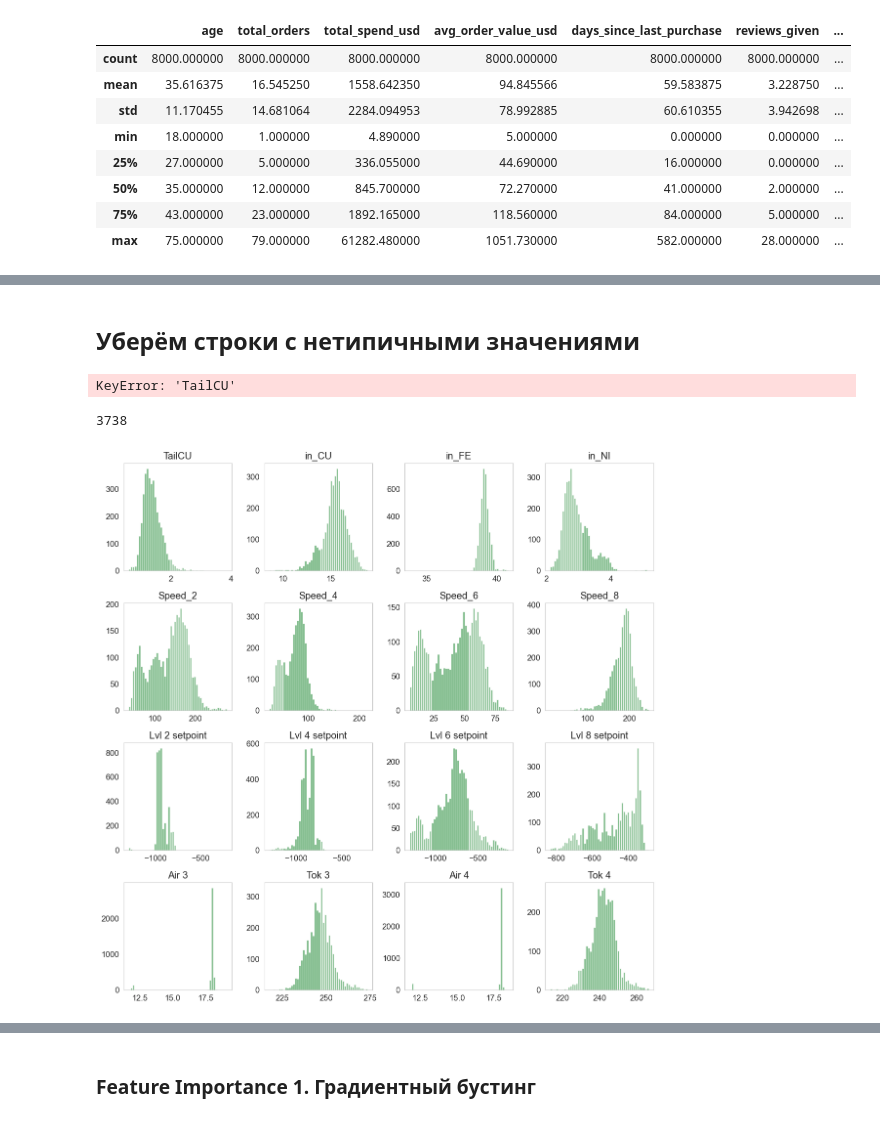
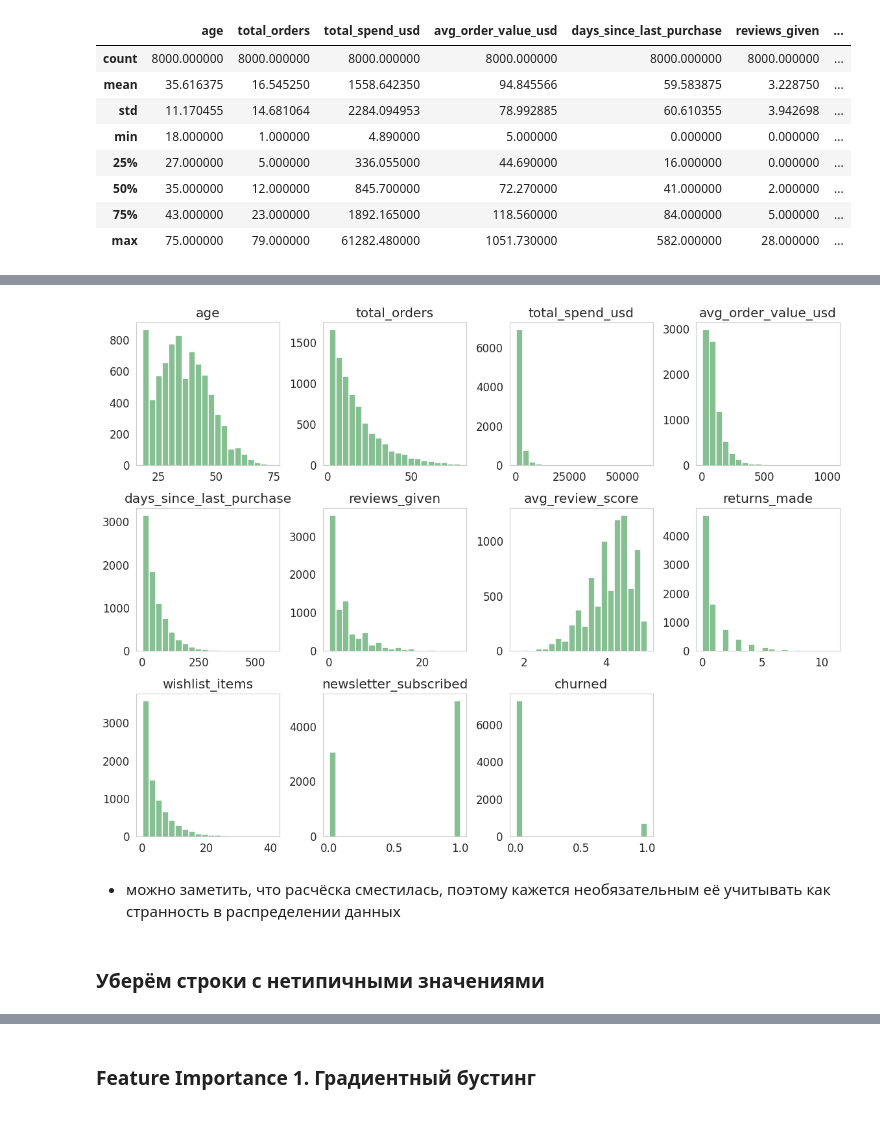
Before and after one commit to sircuspelle/e-commerce-feature-selection, a Jupyter notebook: methOpt_HW_3.ipynb, the cells around one changed output, grey strips where cells are left out. Saved outputs shown, nothing was run; the diff lists cells and outputs as text; code cells hidden in the pictures.

```diff
--- a/methOpt_HW_3.ipynb
+++ b/methOpt_HW_3.ipynb
@@ -95,60 +95,53 @@ ax = df.hist(bins=50, grid=False, figsize=(14,14), layout=(4,4), color='#86bf91'
+# %%
+ax = df.hist(bins=20, grid=False, figsize=(14,14), layout=(4,4), color='#86bf91',
+                      zorder=2, rwidth=0.9, xlabelsize=12, ylabelsize=12)
+# %% [output]
+[figure, added]
+# %% [markdown]
+- можно заметить, что расчёска сместилась, поэтому кажется необязательным её учитывать как странность в распределении данных
 # %% [markdown]
-## Уберём строки с нетипичными значениями
+### Уберём строки с нетипичными значениями
 # %%
-from typing import NamedTuple
+# from typing import NamedTuple
+# import numpy as np
 
-Rule = NamedTuple("data_limits", [('low_lim', float), ('upper_lim', float)])
+# Rule = NamedTuple("data_limits", [('low_lim', float), ('upper_lim', float)])
 
-# The preprocessing_rules below are for a different dataset and do not apply to customers.csv.
-# This is causing the KeyError because columns like 'TailCU' do not exist in the current df.
-# You need to define new rules based on the columns available in customers.csv or remove this section
-# if these preprocessing steps are not needed for the new dataset.
+# preprocessing_rules = dict(
+#     **{
+#         # Например, возраст клиентов. Отсекаем младше 18 и старше 100 лет
+#         'age': Rule(17, 100),
 
-# For example, if you want to set limits for 'age' and 'total_spend_usd':
-# preprocessing_rules_new = {
-#     'age': Rule(18, 60), # Example: age should be between 18 and 60
-#     'total_spend_usd': Rule(10, 5000), # Example: total_spend should be between 10 and 5000
-# }
+#         # Общее число заказов (минимум 1, максимум пусть будет 500)
+#         'total_orders': Rule(0, 500),
 
-preprocessing_rules = dict(
-    **{
-    'TailCU': Rule(0,5),
-    'in_CU':   Rule(5,25),
-    'in_FE':   Rule(25, np.nan),
-    'in_NI':   Rule(1,6),
-    },
+#         # Общие траты (отсекаем отрицательные или нулевые значения)
+#         'total_spend_usd': Rule(0, 100000),
 
-    **{'Speed_'+str(v): Rule(5,np.nan) for v in (2,4,6,8)},
-    **{'Lvl '+str(v)+' setpoint': Rule(-1300,-10) for v in (2,4,6,8)},
+#         # Средний чек (не может быть отрицательным)
+#         'avg_order_value_usd': Rule(0, 5000),
 
-    **{
-    'Air 3':  Rule(2,np.nan),
-    'Air 4':  Rule(2,np.nan),
-    'Tok 3':  Rule(200,np.nan),
-    'Tok 4':  Rule(200,np.nan),
-    }
-)
+#         # Дней с последней покупки (от 0 до, скажем, 3000 дней)
+#         'days_since_last_purchase': Rule(-1, 3000),
 
-# The following loop will cause a KeyError because the columns in preprocessing_rules
-# do not exist in the 'customers.csv' dataset.
-# You should adapt this section with relevant columns from your current DataFrame.
+#         # Оценки (рейтинг обычно от 1 до 5)
+#         'avg_review_score': Rule(0, 5.1),
+#     }
+# )
+
 # for f, rule in preprocessing_rules.items():
 #     if f in df.columns:
 #         df.loc[(df[f] <= rule.low_lim) | (df[f] >= rule.upper_lim), f] = np.nan
 
-# print(len(df))
+# print("Количество строк до удаления NaN:", len(df))
+
 # df.dropna(inplace=True)
-# print(len(df))
+
+# print("Количество строк после удаления NaN:", len(df))
-# %% [output]
-KeyError: 'TailCU'
 # %%
-df = df[(df.index > '2022-10-01') & (df.index < '2022-12-01')]
-print(len(df))
+# df = df[(df.index > '2022-10-01') & (df.index < '2022-12-01')]
+# print(len(df))
-# %% [output]
-3738
 # %%
-ax = df.hist(bins=50, grid=False, figsize=(14,14), layout=(4,4), color='#86bf91',
-                      zorder=2, rwidth=0.9, xlabelsize=12, ylabelsize=12)
+# ax = df.hist(bins=50, grid=False, figsize=(14,14), layout=(4,4), color='#86bf91',
+#                       zorder=2, rwidth=0.9, xlabelsize=12, ylabelsize=12)
-# %% [output]
-[figure, removed]
 # %% [markdown]
```
Also changed, not shown: parts of 15 cells of this notebook.
